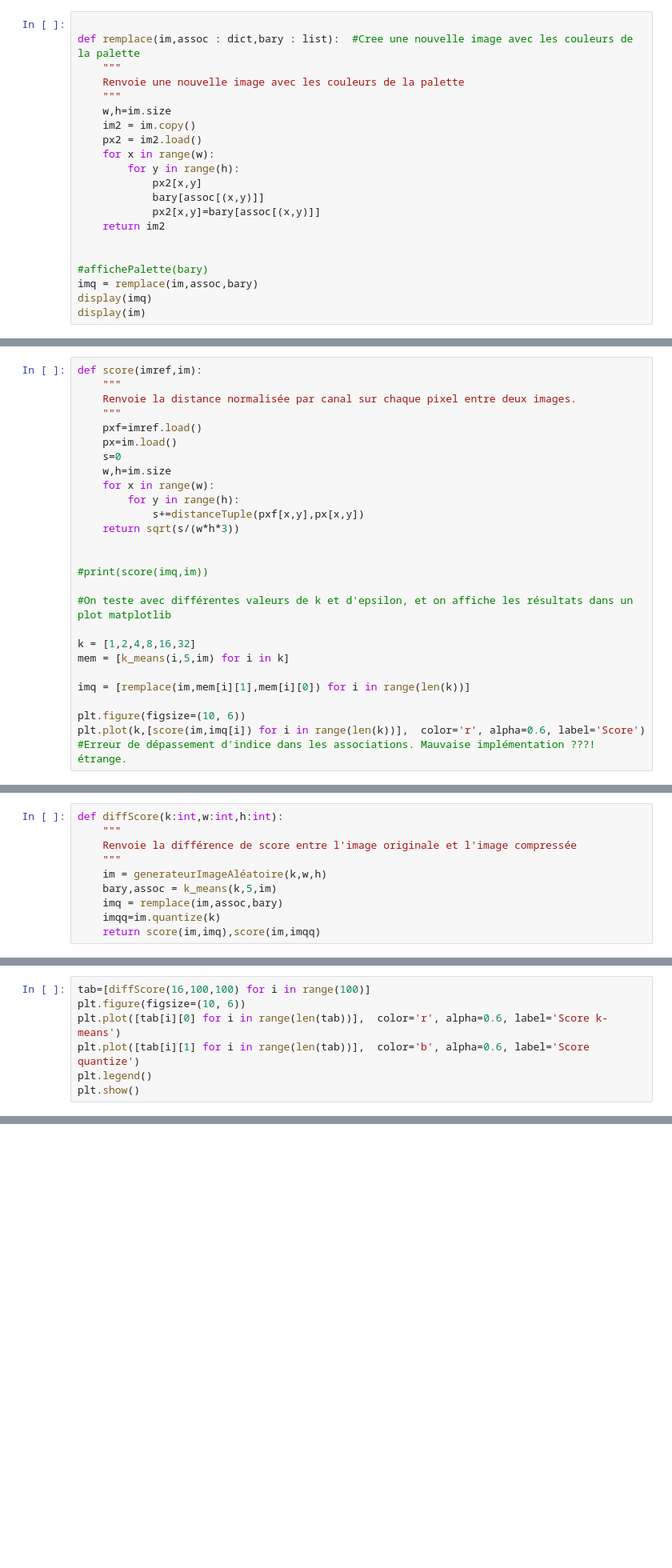
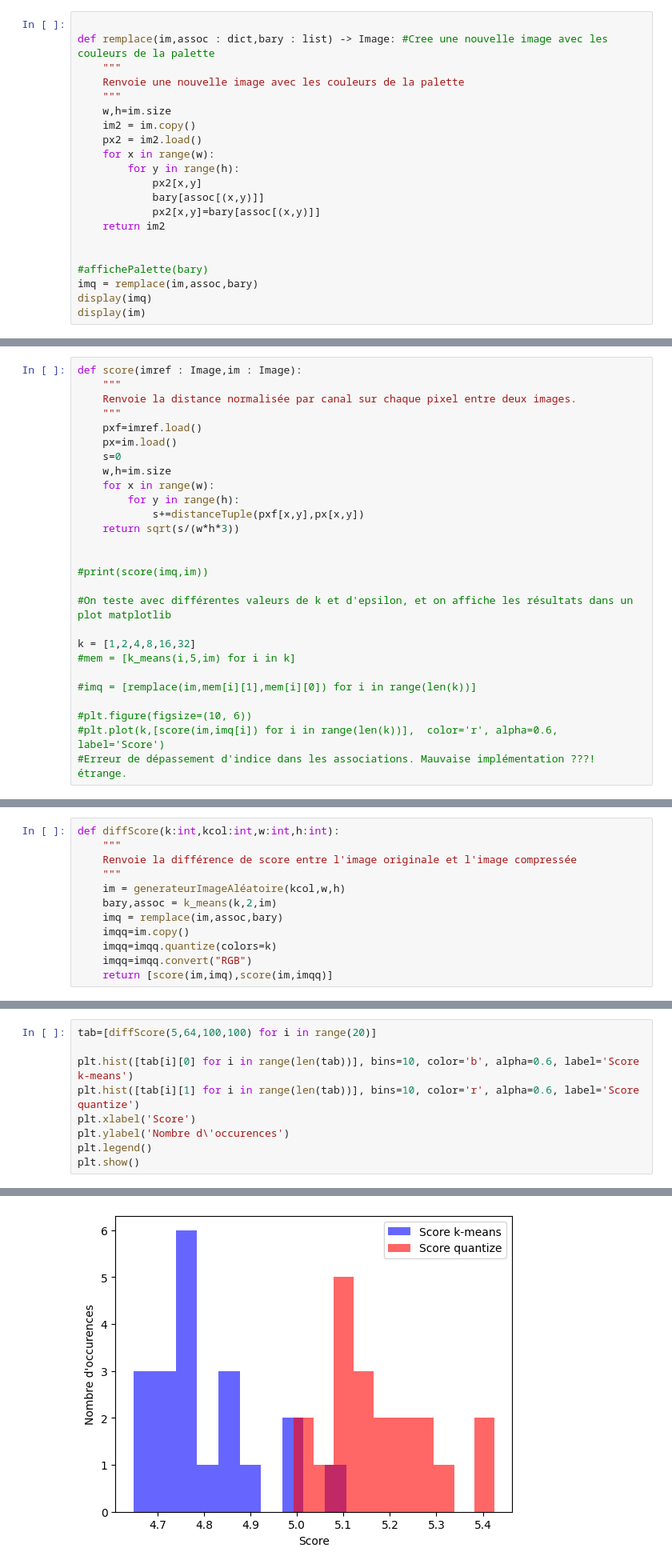
Before and after one commit to SVU12/ImagesQuantize, a Jupyter notebook: TD05/INF-TC1-td05.ipynb, the cells around one changed output, grey strips where cells are left out. Shown at 80% size. Drawn from its saved outputs; the diff is of its cells as text; blank space fills up the shorter version.

```diff
--- a/TD05/INF-TC1-td05.ipynb
+++ b/TD05/INF-TC1-td05.ipynb
@@ -307,7 +307,7 @@ def affichePalette(palette : list) -> None:
 Nombre de tours :  57
 # %%
 
-def remplace(im,assoc : dict,bary : list):  #Cree une nouvelle image avec les couleurs de la palette
+def remplace(im,assoc : dict,bary : list) -> Image: #Cree une nouvelle image avec les couleurs de la palette
     """
     Renvoie une nouvelle image avec les couleurs de la palette
     """
@@ -332,7 +332,7 @@ display(im)
 # %% [markdown]
 **Question 4)** Calcul du score d'erreur. On définit le score d'erreur comme la somme des distances euclidiennes entre chaque pixel de l'image et la couleur la plus proche de la palette. On le normalise ensuite pour avoir un résultat par canal et par pixel.
 # %%
-def score(imref,im):
+def score(imref : Image,im : Image):
     """
     Renvoie la distance normalisée par canal sur chaque pixel entre deux images.
     """
@@ -351,10 +351,10 @@ def score(imref,im):
 #On teste avec différentes valeurs de k et d'epsilon, et on affiche les résultats dans un plot matplotlib
 
 k = [1,2,4,8,16,32]
-mem = [k_means(i,5,im) for i in k]
+#mem = [k_means(i,5,im) for i in k]
 
-imq = [remplace(im,mem[i][1],mem[i][0]) for i in range(len(k))]
+#imq = [remplace(im,mem[i][1],mem[i][0]) for i in range(len(k))]
 
-plt.figure(figsize=(10, 6))
-plt.plot(k,[score(im,imq[i]) for i in range(len(k))],  color='r', alpha=0.6, label='Score')
+#plt.figure(figsize=(10, 6))
+#plt.plot(k,[score(im,imq[i]) for i in range(len(k))],  color='r', alpha=0.6, label='Score')
 #Erreur de dépassement d'indice dans les associations. Mauvaise implémentation ???! étrange.
@@ -416,22 +409,26 @@ def generateurImageAléatoire(k:int,w:int,h:int):
             px[i,j]=couleurs[random.randint(0,k-1)]
     return im
 # %%
-def diffScore(k:int,w:int,h:int):
+def diffScore(k:int,kcol:int,w:int,h:int):
     """
     Renvoie la différence de score entre l'image originale et l'image compressée
     """
-    im = generateurImageAléatoire(k,w,h)
-    bary,assoc = k_means(k,5,im)
+    im = generateurImageAléatoire(kcol,w,h)
+    bary,assoc = k_means(k,2,im)
     imq = remplace(im,assoc,bary)
-    imqq=im.quantize(k)
-    return score(im,imq),score(im,imqq)
+    imqq=im.copy()
+    imqq=imqq.quantize(colors=k)
+    imqq=imqq.convert("RGB")
+    return [score(im,imq),score(im,imqq)]
 # %% [markdown]
 On va plot les résultats sous forme de graphique. On va comparer les scores d'erreur.
 # %%
-tab=[diffScore(16,100,100) for i in range(100)]
-plt.figure(figsize=(10, 6))
-plt.plot([tab[i][0] for i in range(len(tab))],  color='r', alpha=0.6, label='Score k-means')
-plt.plot([tab[i][1] for i in range(len(tab))],  color='b', alpha=0.6, label='Score quantize')
+tab=[diffScore(5,64,100,100) for i in range(20)]
+
+plt.hist([tab[i][0] for i in range(len(tab))], bins=10, color='b', alpha=0.6, label='Score k-means')
+plt.hist([tab[i][1] for i in range(len(tab))], bins=10, color='r', alpha=0.6, label='Score quantize')
+plt.xlabel('Score')
+plt.ylabel('Nombre d\'occurences')
 plt.legend()
 plt.show()
 # %% [output]
@@ -439,0 +455 @@ TypeError: 'int' object is not subscriptable
+[figure, added]
```
Also changed, not shown: parts of 5 cells of this notebook.
